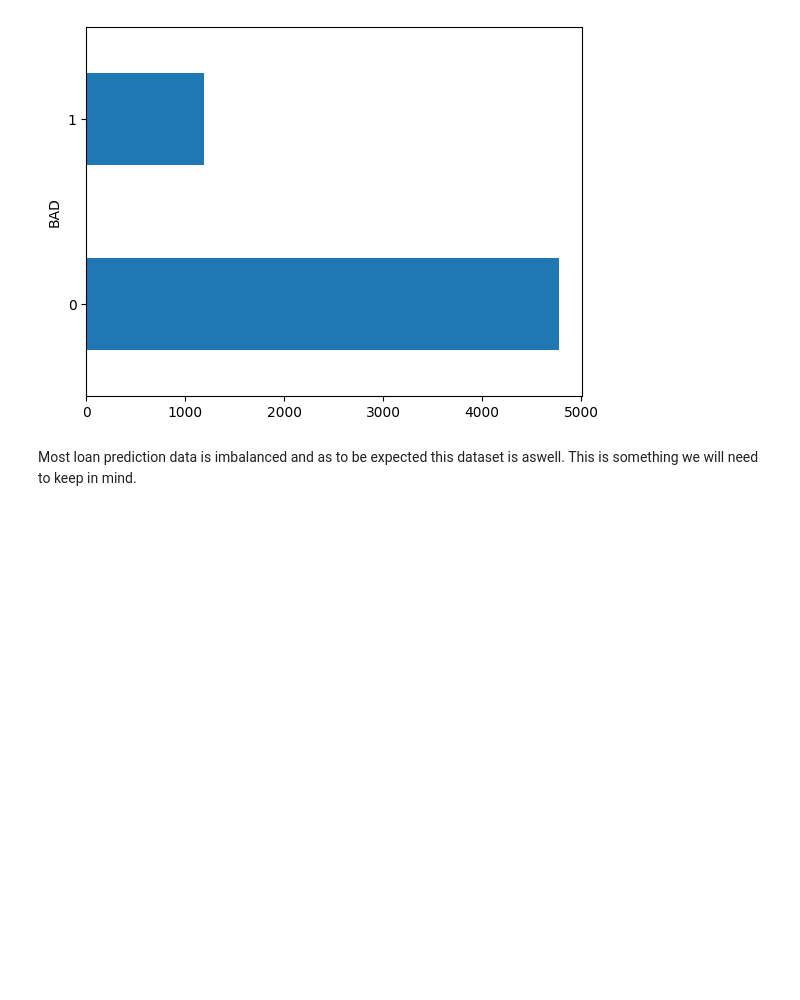
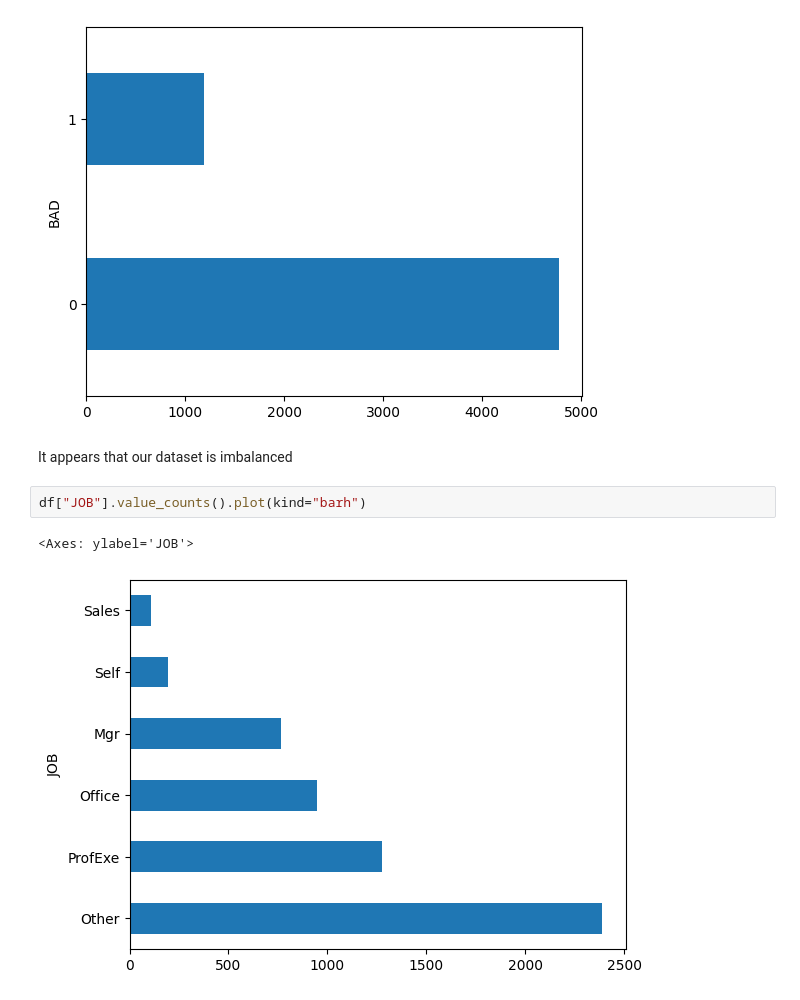
Before and after one commit to 4rn3/loan_default_prediction, a Jupyter notebook: data_analysis.ipynb, the cells around one changed output. Cells and saved outputs as stored; diff of their text form; blank space fills up the shorter version.

Commit message:
more eda and start data eng

```diff
--- a/data_analysis.ipynb
+++ b/data_analysis.ipynb
@@ -174,5 +195,10 @@ df["BAD"].value_counts().plot(kind="barh")
 # %% [output]
 <Axes: ylabel='BAD'>
 [figure]
-# %% [markdown]
-Most loan prediction data is imbalanced and as to be expected this dataset is aswell. This is something we will need to keep in mind.
+# %% [markdown]
+It appears that our dataset is imbalanced
+# %%
+df["JOB"].value_counts().plot(kind="barh")
+# %% [output]
+<Axes: ylabel='JOB'>
+[figure, added]
```
Also changed, not shown: parts of 21 cells of this notebook, 1 other file.
